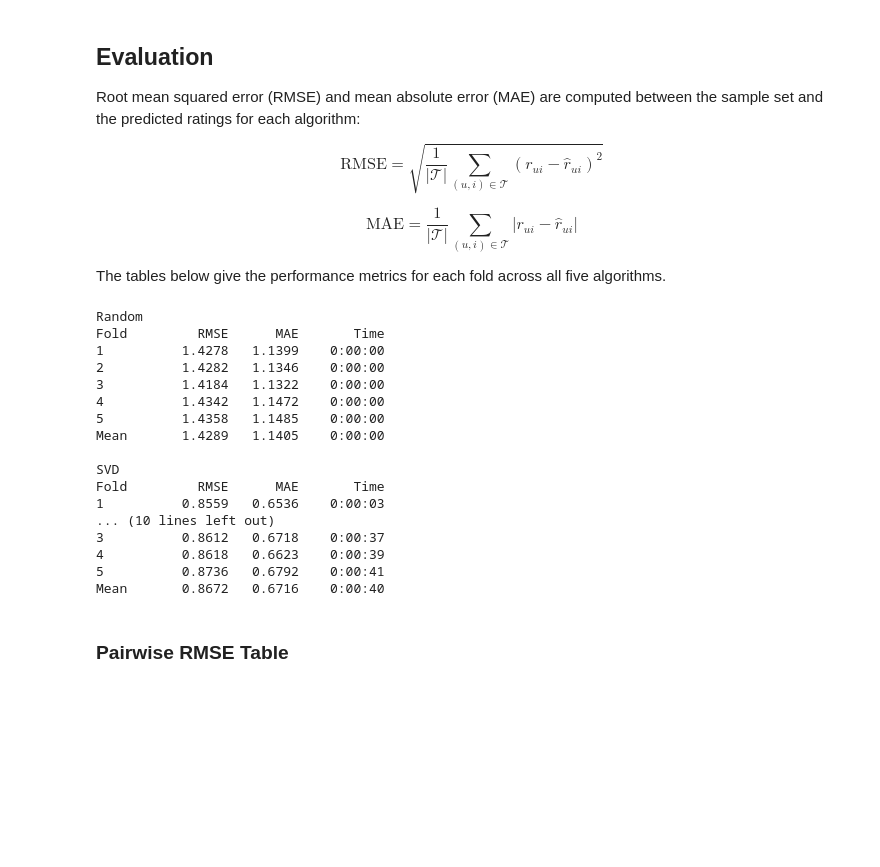
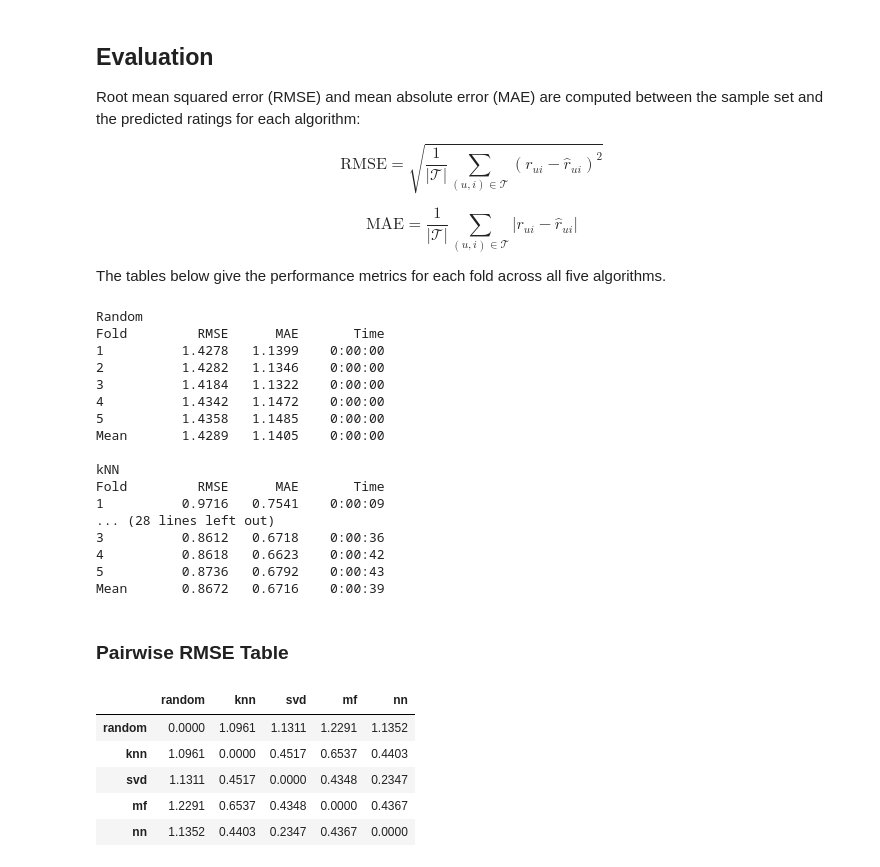
Before and after one commit to jmanderson0119/recommender-system, a Jupyter notebook: notebook/csds435_project3_group7_notebook.ipynb, the cells around one changed output. Drawn from its saved outputs; the diff is of its cells as text; code cells hidden in the pictures; blank space fills up the shorter version.

```diff
--- a/notebook/csds435_project3_group7_notebook.ipynb
+++ b/notebook/csds435_project3_group7_notebook.ipynb
@@ -625,9 +929,15 @@ The tables below give the performance metrics for each fold across all five algo
 print("Random")
 report_cv_results(random_fold_results)
 
+print("\nkNN")
+report_cv_results(knn_fold_results_for_report)
+
 print("\nSVD")
 report_cv_results(svd_fold_results)
 
+print("\nMatrix Factorization")
+report_cv_results(mf_fold_results_for_report)
+
 print("\nNeural Network")
 report_cv_results(nn_fold_results)
 # %% [output]
@@ -640,13 +950,49 @@ Fold         RMSE      MAE       Time
 5          1.4358   1.1485    0:00:00
 Mean       1.4289   1.1405    0:00:00
 
-SVD
+kNN
 Fold         RMSE      MAE       Time
-1          0.8559   0.6536    0:00:03
-... (10 lines left out)
-3          0.8612   0.6718    0:00:37
-4          0.8618   0.6623    0:00:39
-5          0.8736   0.6792    0:00:41
-Mean       0.8672   0.6716    0:00:40
+1          0.9716   0.7541    0:00:09
+... (28 lines left out)
+3          0.8612   0.6718    0:00:36
+4          0.8618   0.6623    0:00:42
+5          0.8736   0.6792    0:00:43
+Mean       0.8672   0.6716    0:00:39
 # %% [markdown]
 ### Pairwise RMSE Table
+# %%
+random_preds = pd.read_csv(os.path.join(output_dir, "random_predictions.csv"))
+knn_preds = pd.read_csv(os.path.join(output_dir, "knn_predictions.csv"))
+svd_preds = pd.read_csv(os.path.join(output_dir, "svd_predictions.csv"))
+mf_preds = pd.read_csv(os.path.join(output_dir, "mf_predictions.csv"))
+nn_preds = pd.read_csv(os.path.join(output_dir, "nn_predictions.csv"))
+
+algos = {
+    "random": random_preds,
+    "knn": knn_preds,
+    "svd": svd_preds,
+    "mf": mf_preds,
+    "nn": nn_preds,
+}
+
+# Merges the predictions on userId and movieId keys and renames predicted_rating columns to algorithm names
+merged = None
+for name, df in algos.items():
+    df = df[["userId", "movieId", "predicted_rating"]].rename(columns={"predicted_rating": name})
+    merged = df if merged is None else merged.merge(df, on=["userId", "movieId"])
+
+# Compute pairwise RMSE between predictions
+algo_names = list(algos.keys())
+pairwise = pd.DataFrame(index=algo_names, columns=algo_names, dtype=float)
+
+for a, b in itertools.product(algo_names, algo_names):
+    pairwise.loc[a, b] = np.sqrt(np.mean((merged[a] - merged[b]) ** 2))
+
+pairwise.round(4)
+# %% [output]
+|  | random | knn | svd | mf | nn |
+| random | 0.0000 | 1.0961 | 1.1311 | 1.2291 | 1.1352 |
+| knn | 1.0961 | 0.0000 | 0.4517 | 0.6537 | 0.4403 |
+| svd | 1.1311 | 0.4517 | 0.0000 | 0.4348 | 0.2347 |
+| mf | 1.2291 | 0.6537 | 0.4348 | 0.0000 | 0.4367 |
+| nn | 1.1352 | 0.4403 | 0.2347 | 0.4367 | 0.0000 |
```
Also changed, not shown: parts of 11 cells of this notebook, 12 other files.
